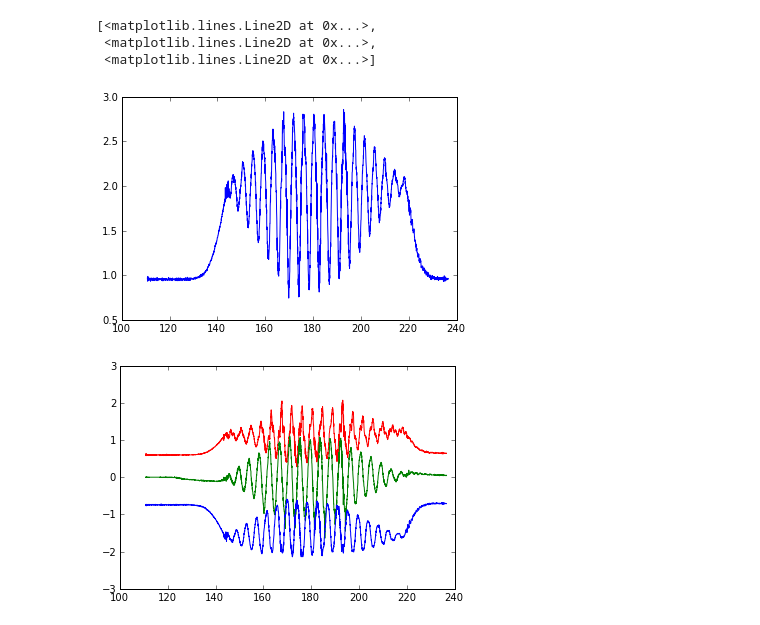
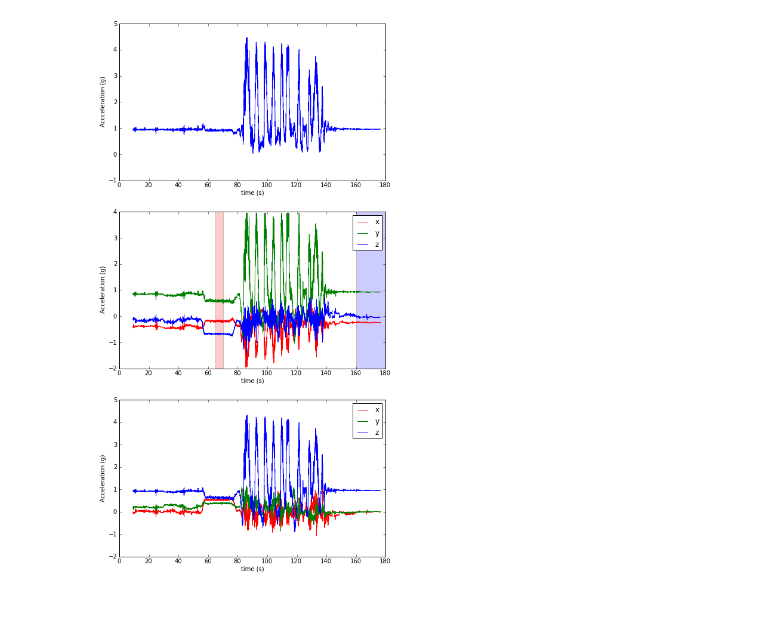
Before and after one commit to rdeits/coasters, a Jupyter notebook: graphs.ipynb, the cells around one changed output. Saved outputs shown, nothing was run; the diff lists cells and outputs as text; code cells hidden in the pictures.

Commit message:
add notes and resulting graphs and update notebook to do coordinate transformation

```diff
--- a/graphs.ipynb
+++ b/graphs.ipynb
@@ -5,7 +5,7 @@ import json
 import os
 from scipy.signal import medfilt
 # %%
-ride_name = 'witches_wheel'
+ride_name = 'gatekeeper'
 data_folder = 'data/2013-09-28-cedar-point'
 ride_folder = os.path.join(data_folder, ride_name)
 # %%
@@ -12,0 +23,17 @@ data = pd.read_csv(os.path.join(ride_folder, 'accelerometer_log.txt').format(rid
+# %%
+def axis2quat(axis):
+    axis[:3] = axis[:3] / norm(axis[:3])
+    return hstack([cos(axis[3]/2), axis[:3]*sin(axis[3]/2)])
+
+def quat2rotmat(q):
+    q = q / norm(q)
+    w,x,y,z = q[0], q[1], q[2], q[3]
+    return array([[w*w + x*x - y*y - z*z, 2*x*y - 2*w*z, 2*x*z + 2*w*y],
+              [2*x*y + 2*w*z,  w*w + y*y - x*x - z*z, 2*y*z - 2*w*x],
+              [2*x*z - 2*w*y, 2*y*z + 2*w*x, w*w + z*z - x*x - y*y]])
+
+def axis2rotmat(axis):
+    """
+    axis in [x,y,z,theta] form
+    """
+    return quat2rotmat(axis2quat(axis))
@@ -13,12 +94,26 @@ data = pd.read_csv(os.path.join(ride_folder, 'accelerometer_log.txt').format(rid
 # %%
-start=2400
-end = len(data.time) - 200
-plot(data.time[start:end], medfilt(np.sqrt(np.power(data.x[start:end], 2) + np.power(data.y[start:end], 2) + np.power(data.z[start:end], 2)),1))
-figure()
+
+figure(figsize=(8,16))
+subplot(311)
+plot(n_data.time[start:end], medfilt(np.sqrt(np.power(n_data.x[start:end], 2) + np.power(n_data.y[start:end], 2) + np.power(n_data.z[start:end], 2)),1))
+xlabel('time (s)')
+ylabel('Accceleration (g)')
+ylim([-1, 5])
+subplot(312)
+cla()
+hold(True)
+axvspan(tspan_z[0],tspan_z[1],facecolor='b',alpha=0.2)
+axvspan(tspan_zx[0],tspan_zx[1],facecolor='r',alpha=0.2)
 plot(data.time[start:end], data.x[start:end], 'r-', data.time[start:end], data.y[start:end], 'g-', data.time[start:end], data.z[start:end], 'b-')
+xlabel('time (s)')
+ylabel('Acceleration (g)')
+legend(['x', 'y', 'z'])
+subplot(313)
+plot(n_data.time[start:end], n_data.x[start:end], 'r-', n_data.time[start:end], n_data.y[start:end], 'g-', n_data.time[start:end], n_data.z[start:end], 'b-')
+xlabel('time (s)')
+ylabel('Acceleration (g)')
+legend(['x', 'y', 'z'])
+draw()
+savefig(os.path.join(ride_folder, 'acceleration.svg'))
 # %% [output]
-[<matplotlib.lines.Line2D at 0x...>,
- <matplotlib.lines.Line2D at 0x...>,
- <matplotlib.lines.Line2D at 0x...>]
-[figure, old version]
+[figure, new version]
-[figure, removed]
```
Also changed, not shown: parts of 4 cells of this notebook, 24 other files.
